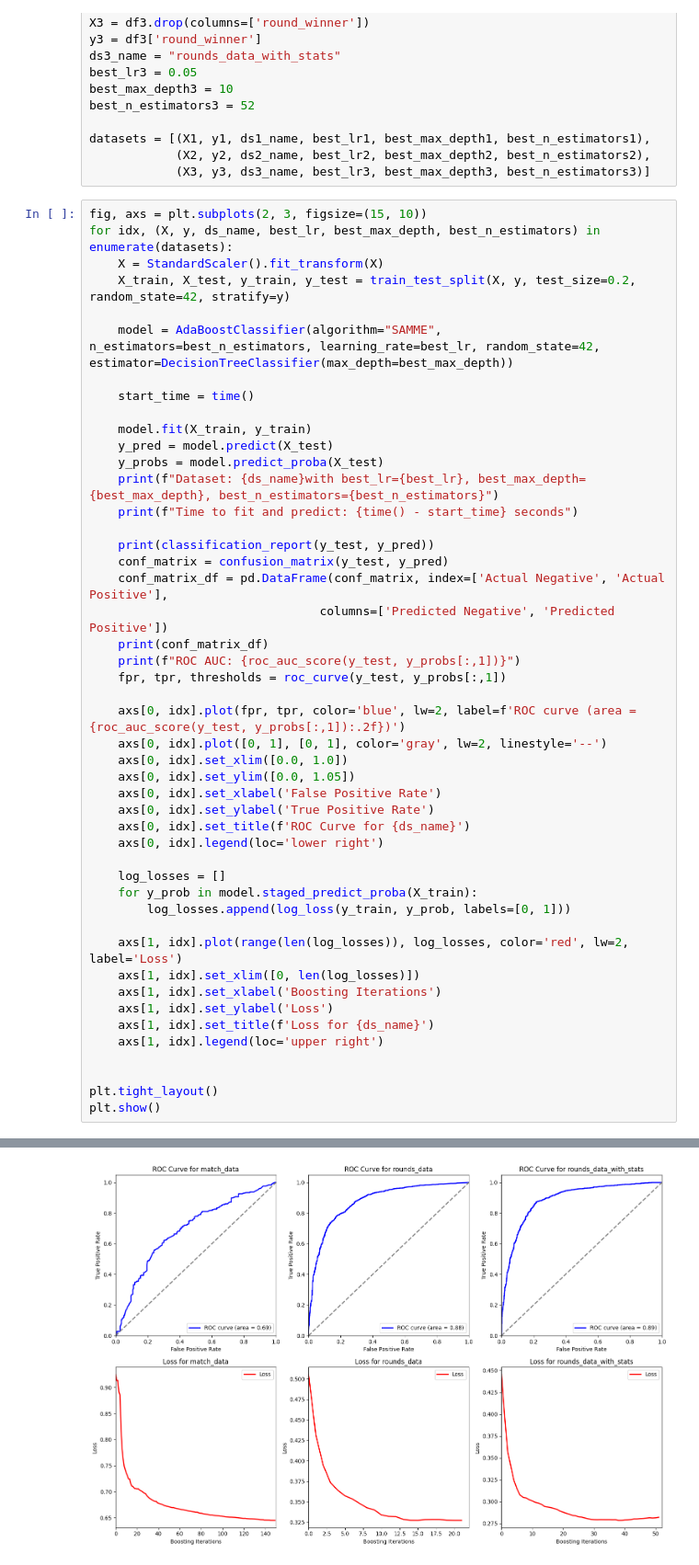
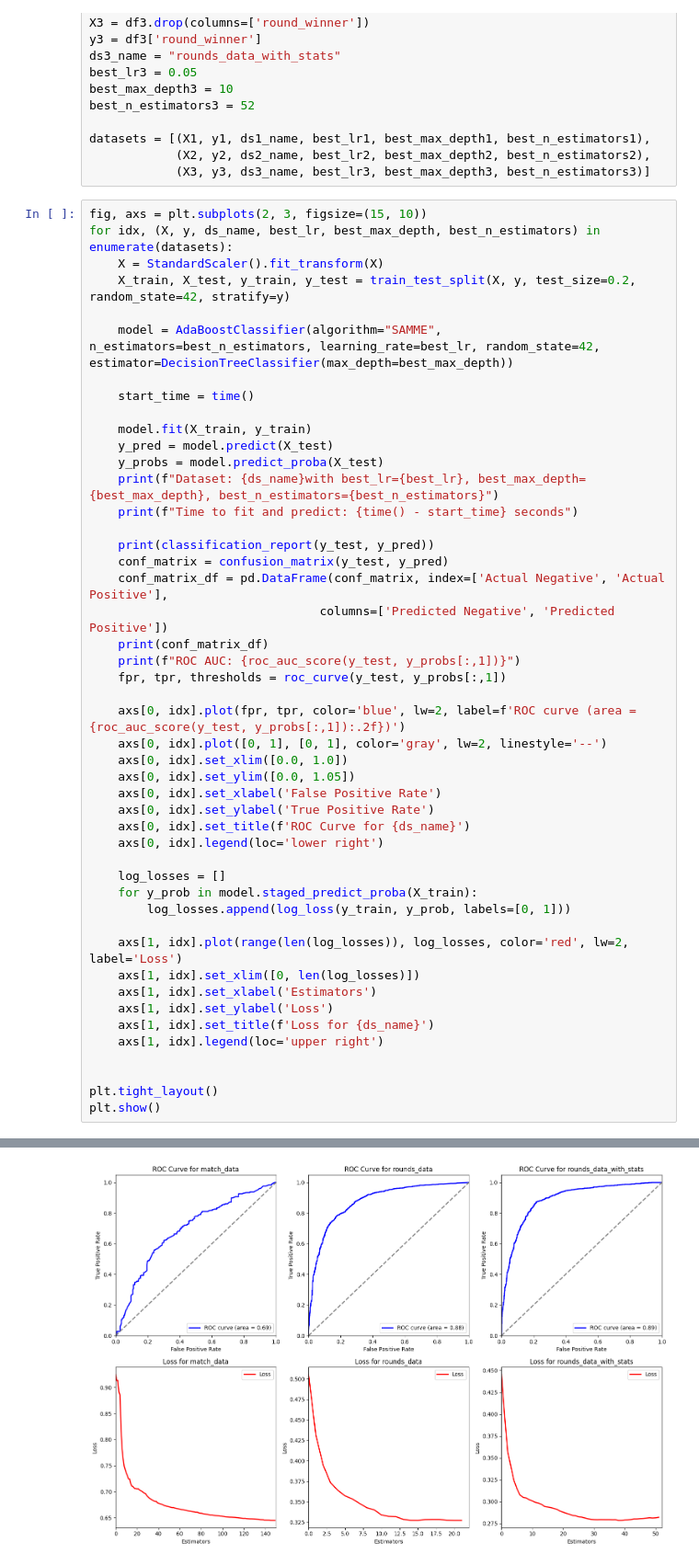
Before and after one commit to FCosmin27/cs2-predictive-models, a Jupyter notebook: models/adaboost.ipynb, the cells around one changed output, grey strips where cells are left out. Shown at 92% size. Saved outputs shown, nothing was run; the diff lists cells and outputs as text.

Commit message:
X-axis labeled as 'Estimators' for loss figures

```diff
--- a/models/adaboost.ipynb
+++ b/models/adaboost.ipynb
@@ -77,7 +77,7 @@ for idx, (X, y, ds_name, best_lr, best_max_depth, best_n_estimators) in enumerat
 
     axs[1, idx].plot(range(len(log_losses)), log_losses, color='red', lw=2, label='Loss')
     axs[1, idx].set_xlim([0, len(log_losses)])
-    axs[1, idx].set_xlabel('Boosting Iterations')
+    axs[1, idx].set_xlabel('Estimators')
     axs[1, idx].set_ylabel('Loss')
     axs[1, idx].set_title(f'Loss for {ds_name}')
     axs[1, idx].legend(loc='upper right')
@@ -91,16 +91,16 @@ Time to fit and predict: 0.7935800552368164 seconds
               precision    recall  f1-score   support
 
            0       0.66      0.59      0.62       252
            1       0.64      0.70      0.67       259
 
     accuracy                           0.65       511
    macro avg       0.65      0.65      0.64       511
 weighted avg       0.65      0.65      0.64       511
 
                  Predicted Negative  Predicted Positive
 ... (29 lines left out)
                  Predicted Negative  Predicted Positive
 Actual Negative                 942                 206
 Actual Positive                 222                 968
 ROC AUC: 0.8888197962111675
-[figure, old version]
+[figure, new version]
```
Also changed, not shown: parts of 1 cell of this notebook, 1 other file.
